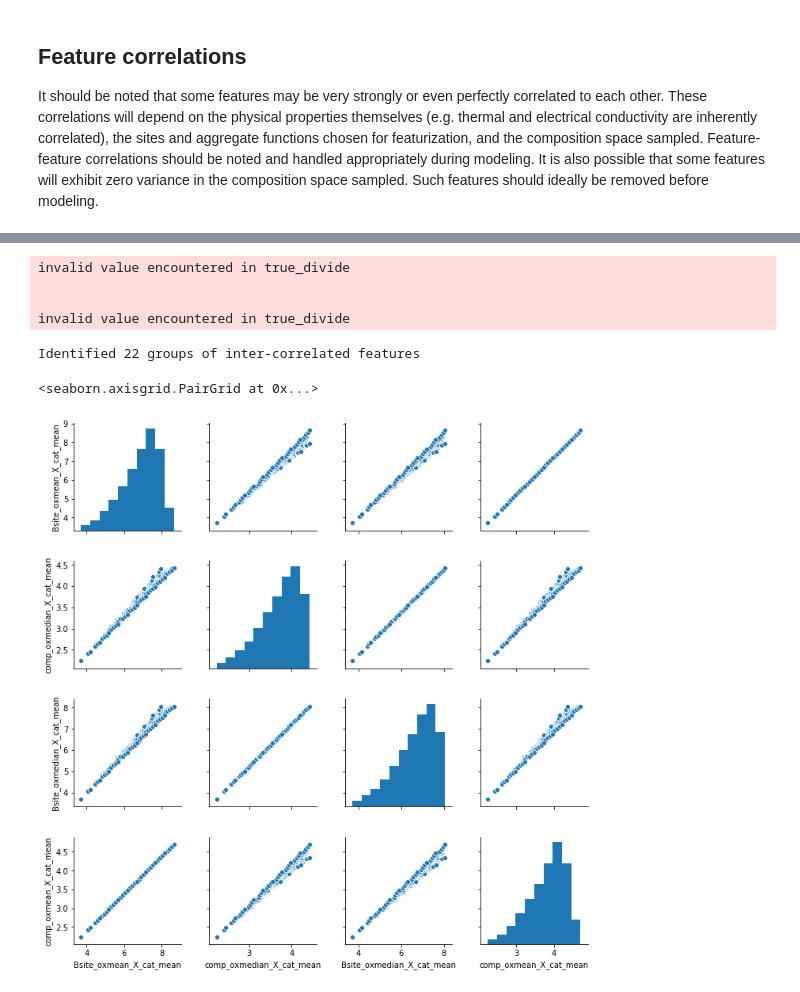
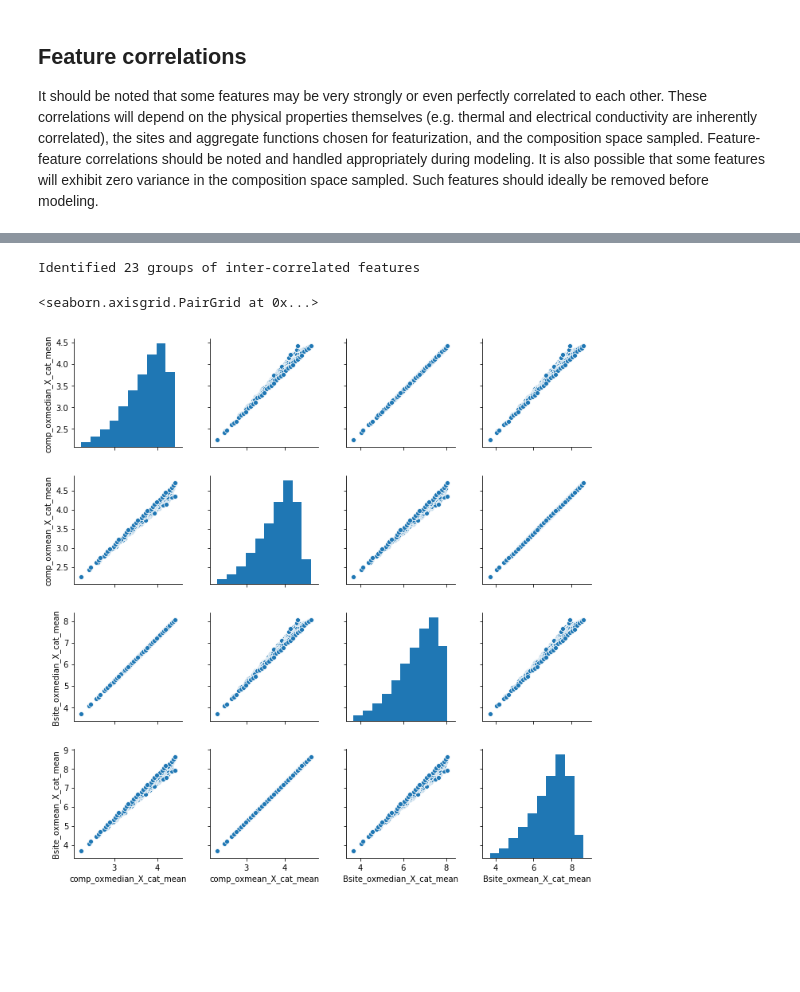
Before and after one commit to jdhuang-csm/perovskite-ml, a Jupyter notebook: examples/Perovskite Descriptor Library Overview.ipynb, the cells around one changed output, grey strips where cells are left out. Drawn from its saved outputs; the diff is of its cells as text; code cells hidden in the pictures; blank space fills up the shorter version.

```diff
--- a/examples/Perovskite Descriptor Library Overview.ipynb
+++ b/examples/Perovskite Descriptor Library Overview.ipynb
@@ -312,19 +319,14 @@ Non-numerics: ['composition', 'Bsite_HOMO_character', 'Bsite_LUMO_character', 'c
 # %%
 "Identify groups of highly correlated (r>0.99) features"
-corr = np.corrcoef(ndf.values,rowvar=False)
-groups = get_linked_groups(corr,thresh=0.99)
+groups = get_linked_groups(ndf,thresh=0.99)
 print('Identified {} groups of inter-correlated features'.format(len(groups)))
 
 "Plot example correlation group"
-sn.pairplot(ndf,vars=ndf.columns[list(groups[7])])
+sn.pairplot(ndf,vars=list(groups[7]))
 # %% [output]
-invalid value encountered in true_divide
-
-
-invalid value encountered in true_divide
+Identified 23 groups of inter-correlated features
-Identified 22 groups of inter-correlated features
+<seaborn.axisgrid.PairGrid at 0x...>
-<seaborn.axisgrid.PairGrid at 0x...>
-[figure, old version]
+[figure, new version]
 # %%
 "Zero-variance columns"
 list(ndf.columns[ndf.var()==0])
```
Also changed, not shown: parts of 19 cells of this notebook, 3 other files.
